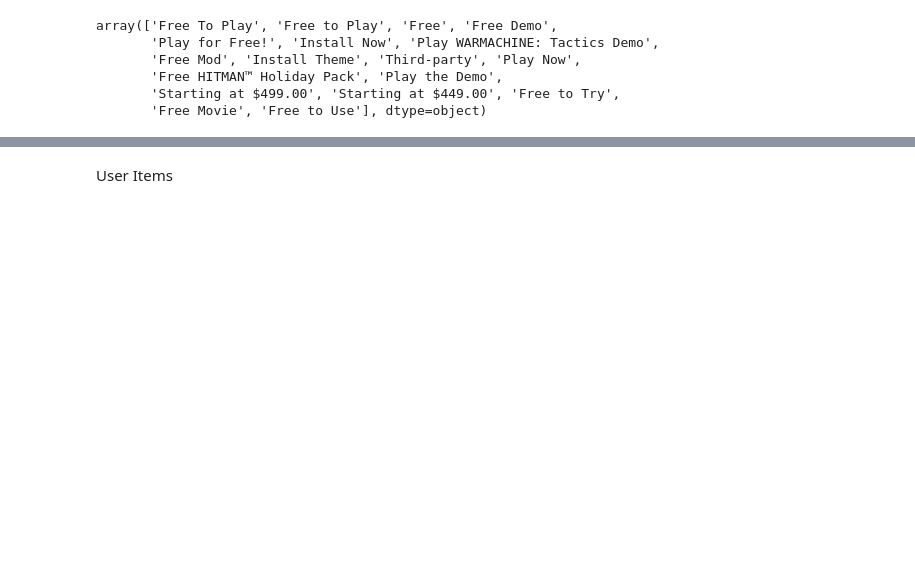
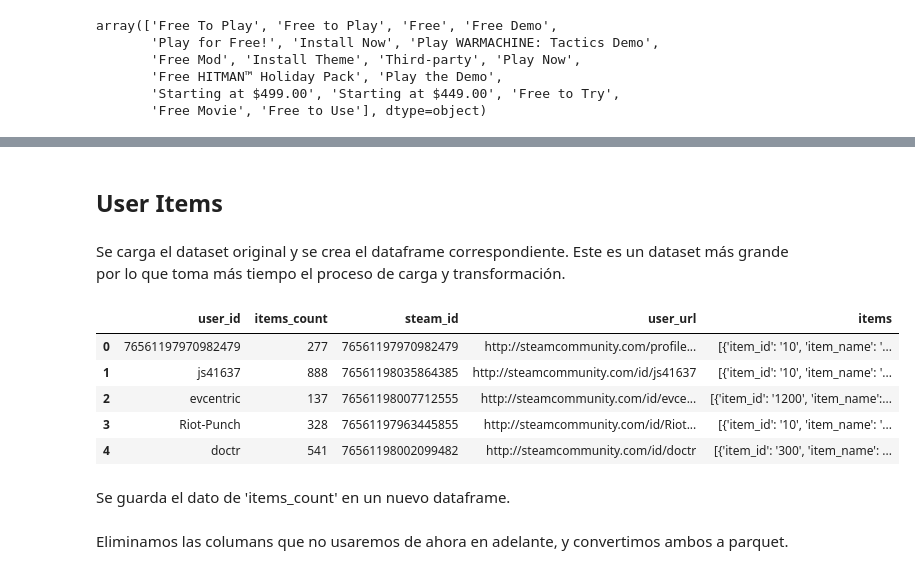
Before and after one commit to JBSosa/MLOps-Steam, a Jupyter notebook: Notebooks/ETL.ipynb, the cells around one changed output, grey strips where cells are left out. Cells and saved outputs as stored; diff of their text form; code cells hidden in the pictures; blank space fills up the shorter version.

```diff
--- a/Notebooks/ETL.ipynb
+++ b/Notebooks/ETL.ipynb
@@ -64,25 +152,39 @@ steamGamesDevDf.to_parquet('data/steamGamesDev.parquet',index = False)
-# %% [markdown]
-User Items
+# %% [markdown]
+<H2>User Items
+# %% [markdown]
+Se carga el dataset original y se crea el dataframe correspondiente. Este es un dataset más grande por lo que toma más tiempo el proceso de carga y transformación.
 # %%
-#Ruta del archivo JSON
-data_list = []
-file_path = 'australian_users_items.json'
+dataList = []
+filePath = '../data/australian_users_items.json'
 
 #Abrir el archivo y procesar cada línea
-with open(file_path, 'r', encoding = 'utf-8') as file:
+with open(filePath, 'r', encoding = 'utf-8') as file:
     for line in file:
         try:
             # Usar ast.literal_eval para convertir la línea en un diccionario
-            json_data = ast.literal_eval(line)
-            data_list.append(json_data)
+            jsonData = ast.literal_eval(line)
+            dataList.append(jsonData)
         except ValueError as e:
             print(f"Error en la línea: {line}")
         continue
 
 #Crear un DataFrame a partir de la lista de diccionarios
-userItemsDf = pd.DataFrame(data_list)
+userItemsDf = pd.DataFrame(dataList)
+# %%
+userItemsDf.head()
+# %% [output]
+|  | user_id | items_count | steam_id | user_url | items |
+| 0 | 76561197970982479 | 277 | 76561197970982479 | http://steamcommunity.com/profile... | [{'item_id': '10', 'item_name': '... |
+| 1 | js41637 | 888 | 76561198035864385 | http://steamcommunity.com/id/js41637 | [{'item_id': '10', 'item_name': '... |
+| 2 | evcentric | 137 | 76561198007712555 | http://steamcommunity.com/id/evce... | [{'item_id': '1200', 'item_name':... |
+| 3 | Riot-Punch | 328 | 76561197963445855 | http://steamcommunity.com/id/Riot... | [{'item_id': '10', 'item_name': '... |
+| 4 | doctr | 541 | 76561198002099482 | http://steamcommunity.com/id/doctr | [{'item_id': '300', 'item_name': ... |
+# %% [markdown]
+Se guarda el dato de 'items_count' en un nuevo dataframe.
 # %%
 userItemCountDf = userItemsDf[['user_id', 'items_count']]
+# %% [markdown]
+Eliminamos las columans que no usaremos de ahora en adelante, y convertimos ambos a parquet.
 # %%
 del userItemsDf['steam_id']
 del userItemsDf['items_count']
```
Also changed, not shown: parts of 69 cells of this notebook, 5 other files.
